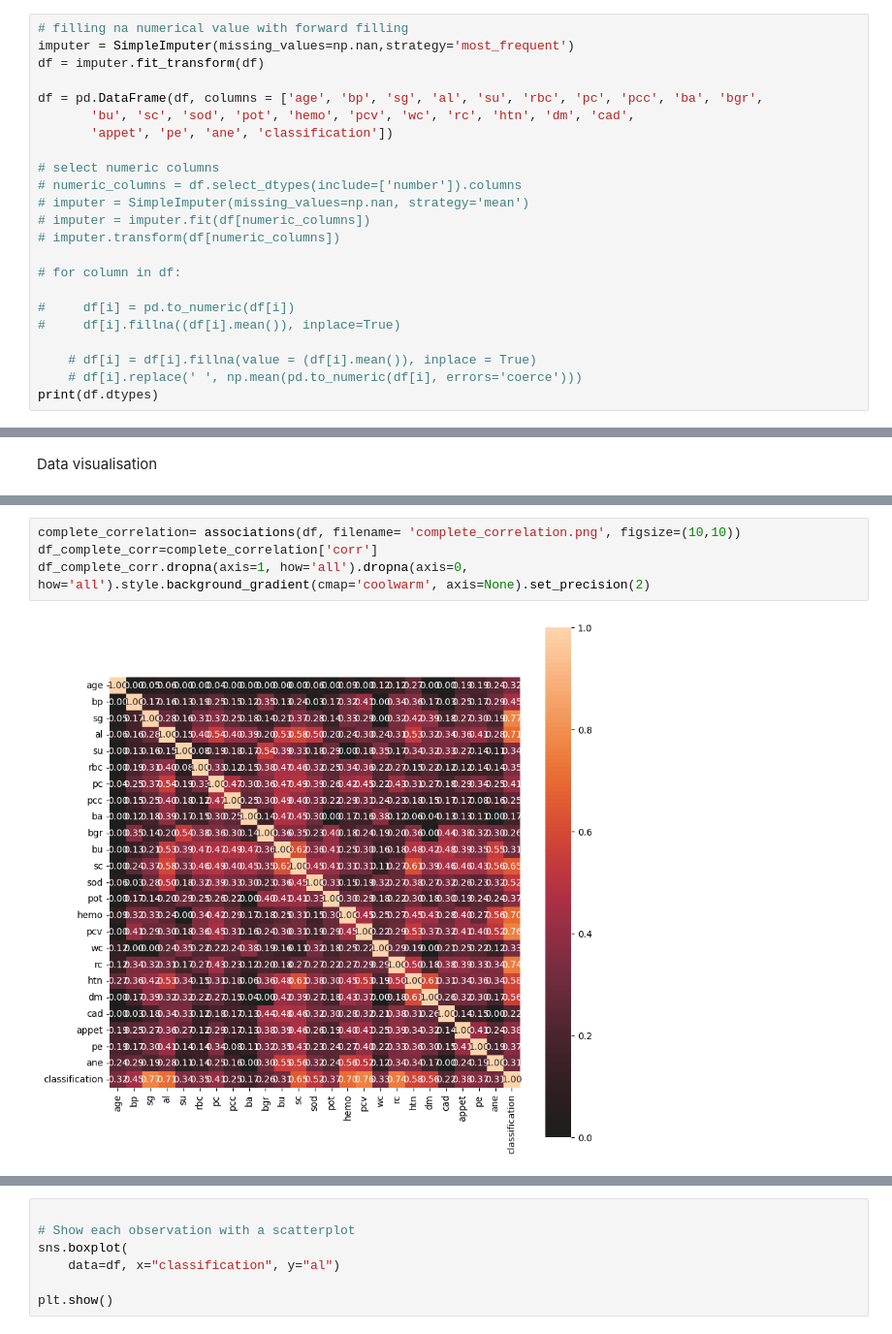
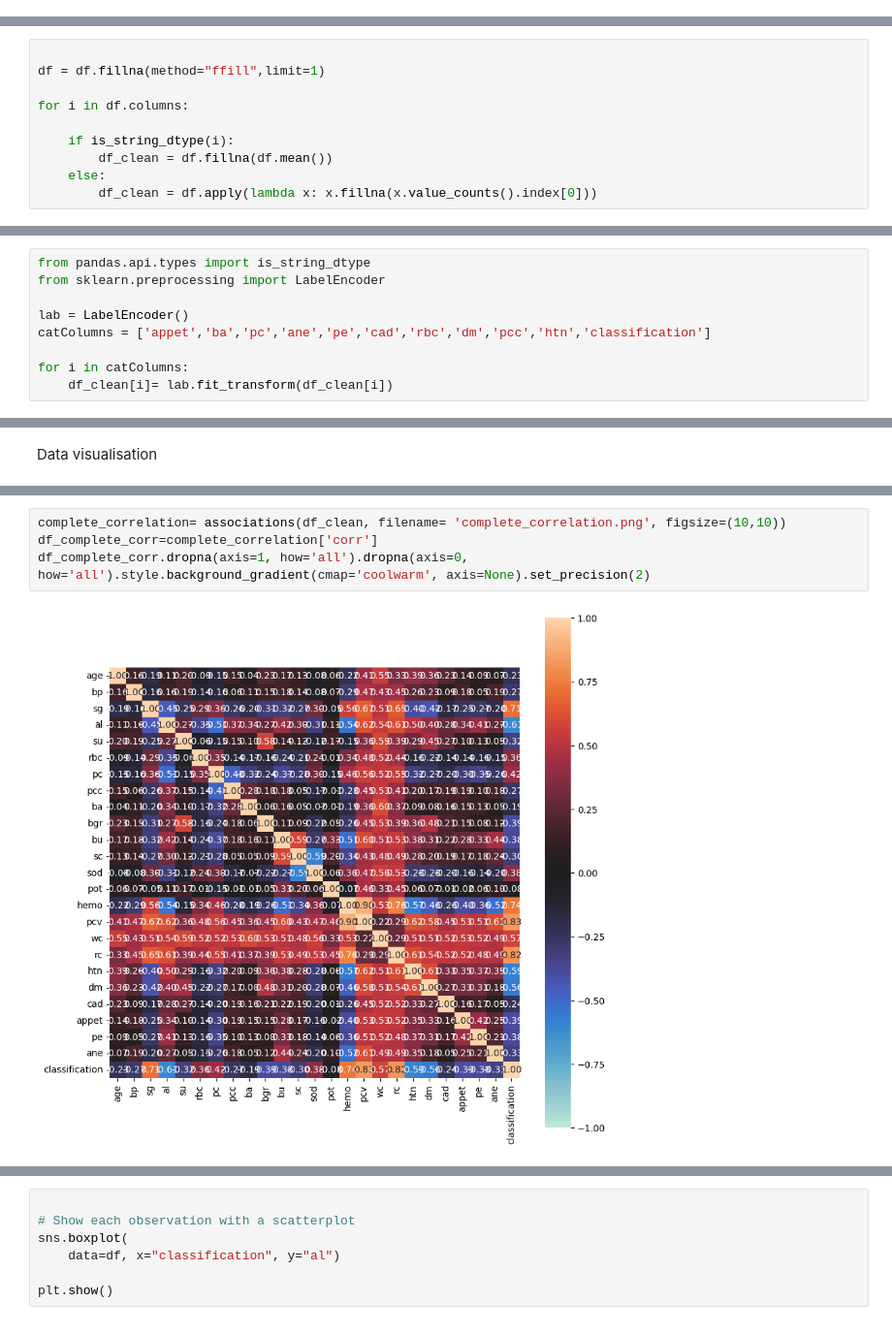
Before and after one commit to R3AlL3nGz3i/kidney_disease_identification, a Jupyter notebook: heart_disease_ml.ipynb, the cells around one changed output, grey strips where cells are left out. Shown: that part at 97% size. Saved outputs shown, nothing was run; the diff lists cells and outputs as text.

Commit message:
Finish cleaning

```diff
--- a/heart_disease_ml.ipynb
+++ b/heart_disease_ml.ipynb
@@ -110,23 +110,0 @@ df = df.fillna(method="ffill",limit=1)
-# %%
-# filling na numerical value with forward filling
-imputer = SimpleImputer(missing_values=np.nan,strategy='most_frequent')
-df = imputer.fit_transform(df)
-
-df = pd.DataFrame(df, columns = ['age', 'bp', 'sg', 'al', 'su', 'rbc', 'pc', 'pcc', 'ba', 'bgr',
-       'bu', 'sc', 'sod', 'pot', 'hemo', 'pcv', 'wc', 'rc', 'htn', 'dm', 'cad',
-       'appet', 'pe', 'ane', 'classification'])
-
-# select numeric columns
-# numeric_columns = df.select_dtypes(include=['number']).columns
-# imputer = SimpleImputer(missing_values=np.nan, strategy='mean')
-# imputer = imputer.fit(df[numeric_columns])
-# imputer.transform(df[numeric_columns])
-
-# for column in df:
-
-#     df[i] = pd.to_numeric(df[i])
-#     df[i].fillna((df[i].mean()), inplace=True)
-
-    # df[i] = df[i].fillna(value = (df[i].mean()), inplace = True)
-    # df[i].replace(' ', np.mean(pd.to_numeric(df[i], errors='coerce')))
-print(df.dtypes)
@@ -150,0 +111,10 @@ dtype: object
+# %%
+
+df = df.fillna(method="ffill",limit=1)
+
+for i in df.columns:
+
+    if is_string_dtype(i):
+        df_clean = df.fillna(df.mean())
+    else:
+        df_clean = df.apply(lambda x: x.fillna(x.value_counts().index[0]))
@@ -150,0 +140,9 @@ dtype: object
+# %%
+from pandas.api.types import is_string_dtype
+from sklearn.preprocessing import LabelEncoder
+
+lab = LabelEncoder()
+catColumns = ['appet','ba','pc','ane','pe','cad','rbc','dm','pcc','htn','classification']
+
+for i in catColumns:
+    df_clean[i]= lab.fit_transform(df_clean[i])
@@ -240,7 +186,7 @@ TypeError: can only concatenate str (not "numpy.float64") to str
 # %%
-complete_correlation= associations(df, filename= 'complete_correlation.png', figsize=(10,10))
+complete_correlation= associations(df_clean, filename= 'complete_correlation.png', figsize=(10,10))
 df_complete_corr=complete_correlation['corr']
 df_complete_corr.dropna(axis=1, how='all').dropna(axis=0, how='all').style.background_gradient(cmap='coolwarm', axis=None).set_precision(2)
 # %% [output]
-[figure, old version]
+[figure, new version]
 |  | age | bp | sg | al | su | rbc | pc | pcc | ba | bgr | bu | ... |
```
Also changed, not shown: parts of 27 cells of this notebook, 2 other files.
